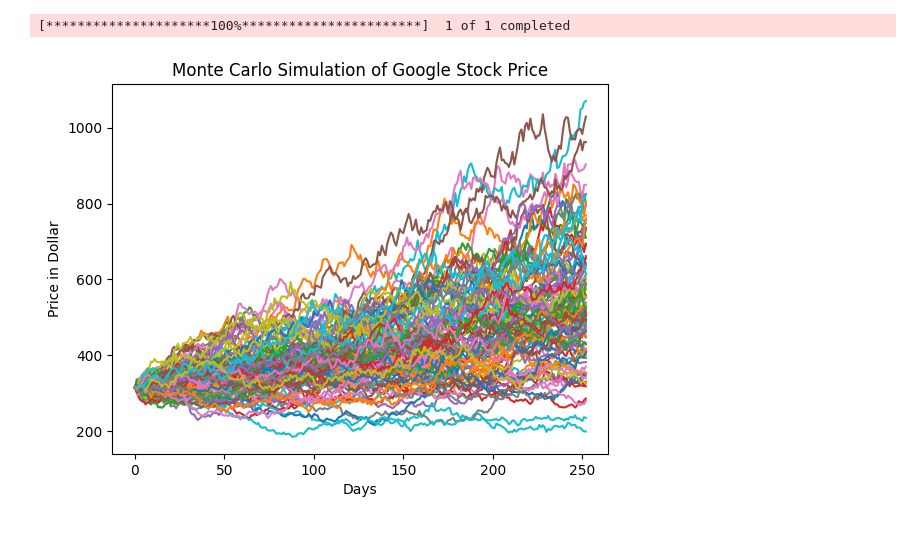
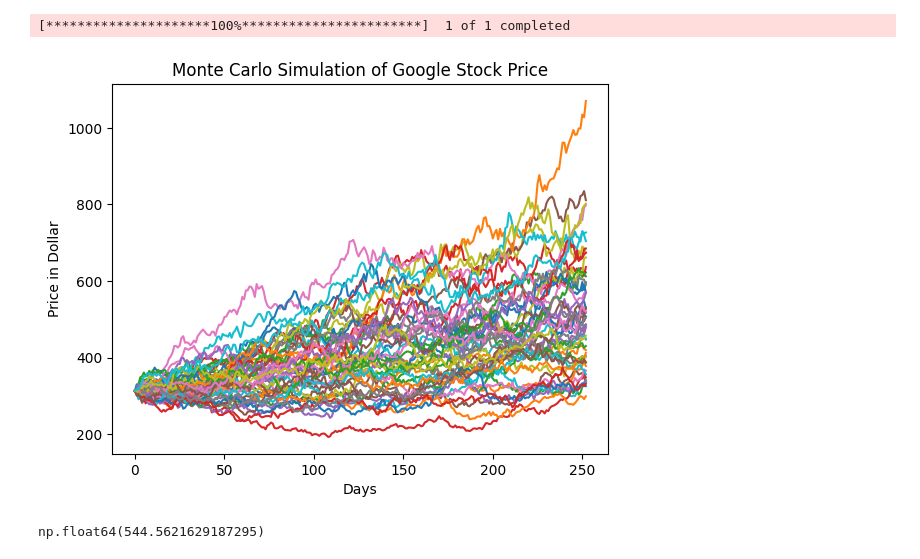
Before and after one commit to aqilazri030626-design/Side_Project-Stock-Price-Prediction.ipynb, a Jupyter notebook: Google_stock_price_using_GBM.ipynb, the cells around one changed output. Cells and saved outputs as stored; diff of their text form; code cells hidden in the pictures.

```diff
--- a/Google_stock_price_using_GBM.ipynb
+++ b/Google_stock_price_using_GBM.ipynb
@@ -17,23 +15,24 @@ dt = T / N
 sigma = np.std(returns, ddof=1) / np.sqrt(dt)
 mean = np.mean(returns) / dt + 0.5 * sigma**2
 # %%
-Z0 = df["Close"].iloc[-1]
-M = 1000
+Z0 = df["Close"].iloc[-1] #last trading day
+M = 1000 #No. of simulation
 S = np.zeros((N + 1, M))
 S[0] = Z0.item()
 for t in range(1, N + 1):
     Z = np.random.normal(0, 1, M)
-    S[t] = S[t - 1] * np.exp(
-        (mean.item() - 0.5 * sigma.item()**2) * dt +
-        sigma.item() * np.sqrt(dt) * Z
-    )
+    S[t] = S[t - 1] * np.exp((mean.item() - 0.5 * sigma.item()**2) * dt + sigma.item() * np.sqrt(dt) * Z)
 # %%
 import matplotlib.pyplot as plt
 
-plt.plot(S[:, :100])  # plot 50 sample paths
+plt.plot(S[:, :50])  # plot 50 sample paths
 plt.title("Monte Carlo Simulation of Google Stock Price")
 plt.xlabel("Days")
 plt.ylabel("Price in Dollar")
 plt.show()
 # %% [output]
-[figure, old version]
+[figure, new version]
+# %%
+np.mean(S[-1]) #at the end of year 2026 we expected the price of google stock is 546 dollar
+# %% [output]
+np.float64(544.5621629187295)
```
Also changed, not shown: parts of 4 cells of this notebook.
